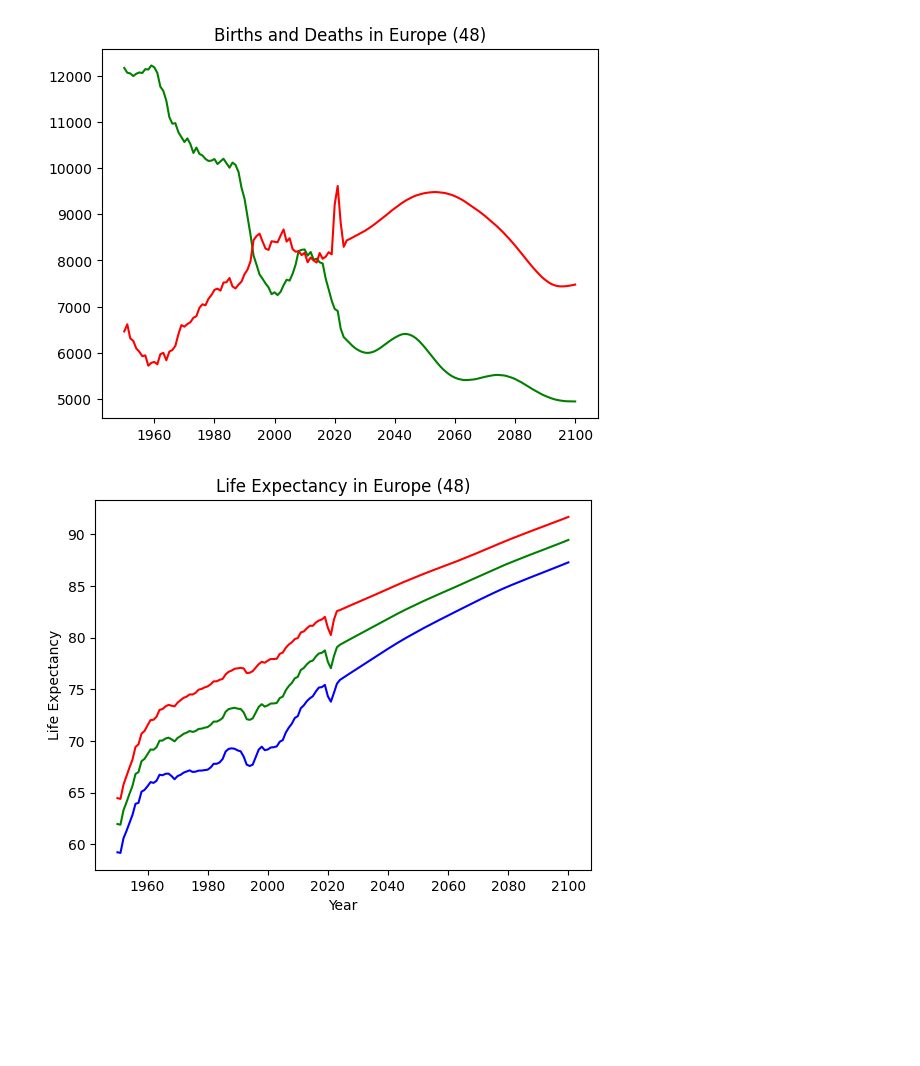
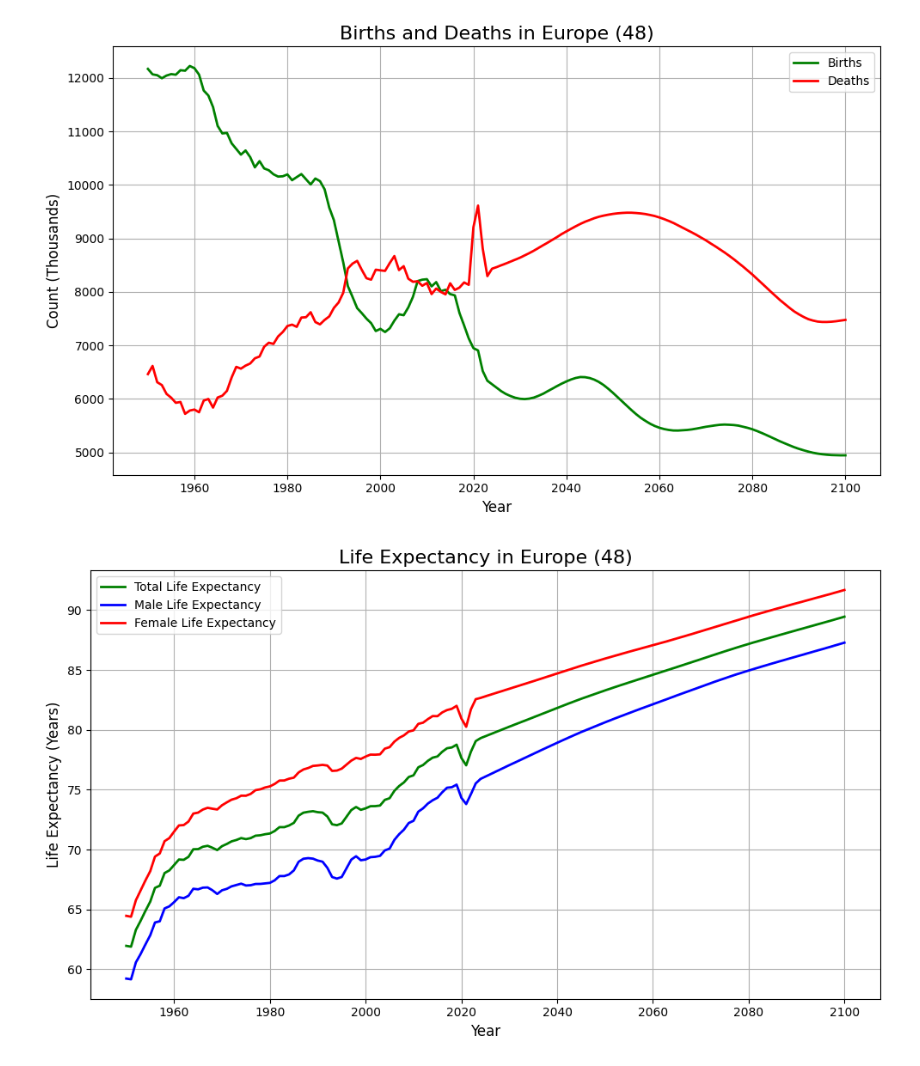
Before and after one commit to Y1-Bit/Population-Insights, a Jupyter notebook: notebooks/population_analysis.ipynb, the cells around one changed output. Cells and saved outputs as stored; diff of their text form; code cells hidden in the pictures; blank space fills up the shorter version.

```diff
--- a/notebooks/population_analysis.ipynb
+++ b/notebooks/population_analysis.ipynb
@@ -30,25 +40,34 @@ plt.plot(female_deaths['Time'], female_deaths['DeathsFemale'], color='red')
 # %%
 births = df_by_location[['Time', 'Births']]
 deaths = df_by_location[['Time', 'Deaths']]
 
-plt.title('Births and Deaths in ' + location)
-plt.plot(births['Time'], births['Births'], color='green')
-plt.plot(deaths['Time'], deaths['Deaths'], color='red')
+plt.figure(figsize=(10, 6))
+plt.plot(births['Time'], births['Births'], color='green', linewidth=2, label='Births')
+plt.plot(deaths['Time'], deaths['Deaths'], color='red', linewidth=2, label='Deaths')
+plt.title(f'Births and Deaths in {location}', fontsize=16)
+plt.xlabel('Year', fontsize=12)
+plt.ylabel('Count (Thousands)', fontsize=12)
+plt.grid(True)
+plt.legend()
+plt.tight_layout()
 plt.show()
 # %% [output]
-[figure, old version]
+[figure, new version]
 # %%
 lex_total = df_by_location[['Time', 'LEx']]
 lex_male = df_by_location[['Time', 'LExMale']]
 lex_female = df_by_location[['Time', 'LExFemale']]
 
-
-plt.title('Life Expectancy in ' + location)
-plt.plot(lex_total['Time'], lex_total['LEx'], color='green')
-plt.plot(lex_male['Time'], lex_male['LExMale'], color='blue')
-plt.plot(lex_female['Time'], lex_female['LExFemale'], color='red')
-plt.xlabel('Year')
-plt.ylabel('Life Expectancy')
+plt.figure(figsize=(10, 6))
+plt.plot(lex_total['Time'], lex_total['LEx'], color='green', linewidth=2, label='Total Life Expectancy')
+plt.plot(lex_male['Time'], lex_male['LExMale'], color='blue', linewidth=2, label='Male Life Expectancy')
+plt.plot(lex_female['Time'], lex_female['LExFemale'], color='red', linewidth=2, label='Female Life Expectancy')
+plt.title(f'Life Expectancy in {location}', fontsize=16)
+plt.xlabel('Year', fontsize=12)
+plt.ylabel('Life Expectancy (Years)', fontsize=12)
+plt.grid(True)
+plt.legend()
+plt.tight_layout()
 plt.show()
 # %% [output]
-[figure, old version]
+[figure, new version]
```
Also changed, not shown: parts of 2 cells of this notebook.
